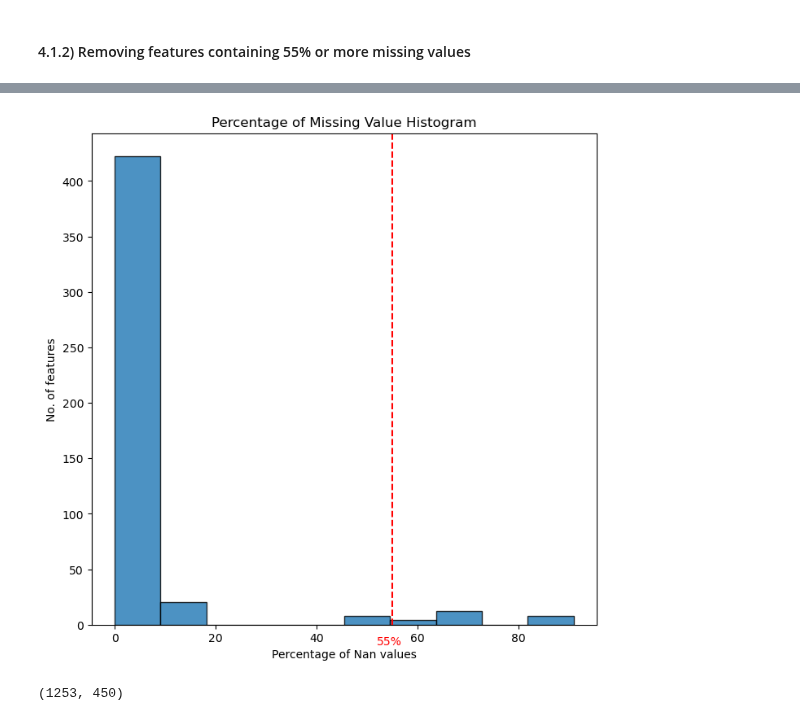
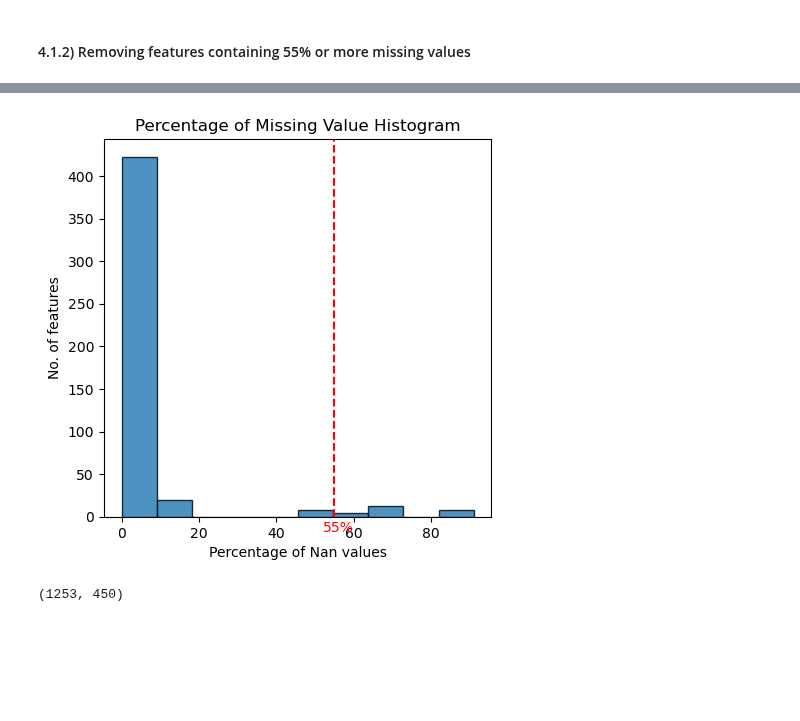
Before and after one commit to Landschy/datamining-htw, a Jupyter notebook: scripts/chayanon.ipynb, the cells around one changed output, grey strips where cells are left out. Cells and saved outputs as stored; diff of their text form; code cells hidden in the pictures; blank space fills up the shorter version.

```diff
--- a/scripts/chayanon.ipynb
+++ b/scripts/chayanon.ipynb
@@ -39,7 +81,7 @@ np.random.seed(100)
 # %%
 raw_data = pd.read_spss("../data/secom_mod.sav")
 raw_data = raw_data.set_index('ID')
-raw_data['class'] = raw_data['class'].replace({0: "Pass", 1: "Fail"})
+#raw_data['class'] = raw_data['class'].replace({0: "Pass", 1: "Fail"})
 # %% [markdown]
 # 2. Data Understanding
 # %% [markdown]
@@ -374,20 +531,20 @@ plt.show()
 # %%
 # Percentage Missing Value histogram
 nan_perc = pd.DataFrame(round((X_train.isnull().sum() * 100/ len(X_train)),2))
 nan_perc = nan_perc.reset_index()
 nan_perc = nan_perc.rename({'index': 'feature', 0: 'percentage'}, axis=1)
 
 %matplotlib inline
-plt.rcParams.update({'figure.figsize':(8,8), 'figure.dpi':100})
+plt.rcParams.update({'figure.figsize':(5,5), 'figure.dpi':100})
 n,bins,patch = plt.hist(nan_perc['percentage'],bins=10, alpha=0.8, label='Value', edgecolor='black', linewidth=1)
 plt.gca().set(title='Percentage of Missing Value Histogram', ylabel='No. of features', xlabel='Percentage of Nan values');
 
 # add a vertical red line at 55% of missing values
 plt.axvline(x=55, color='red', linestyle= '--')
 plt.text(52,-18,'55%',fontsize=10, color="red")
 plt.show()
 # %% [output]
-[figure, old version]
+[figure, new version]
 # %%
 ## Function to remove features containing more than 55% missing values
 
```
Also changed, not shown: parts of 91 cells of this notebook.
